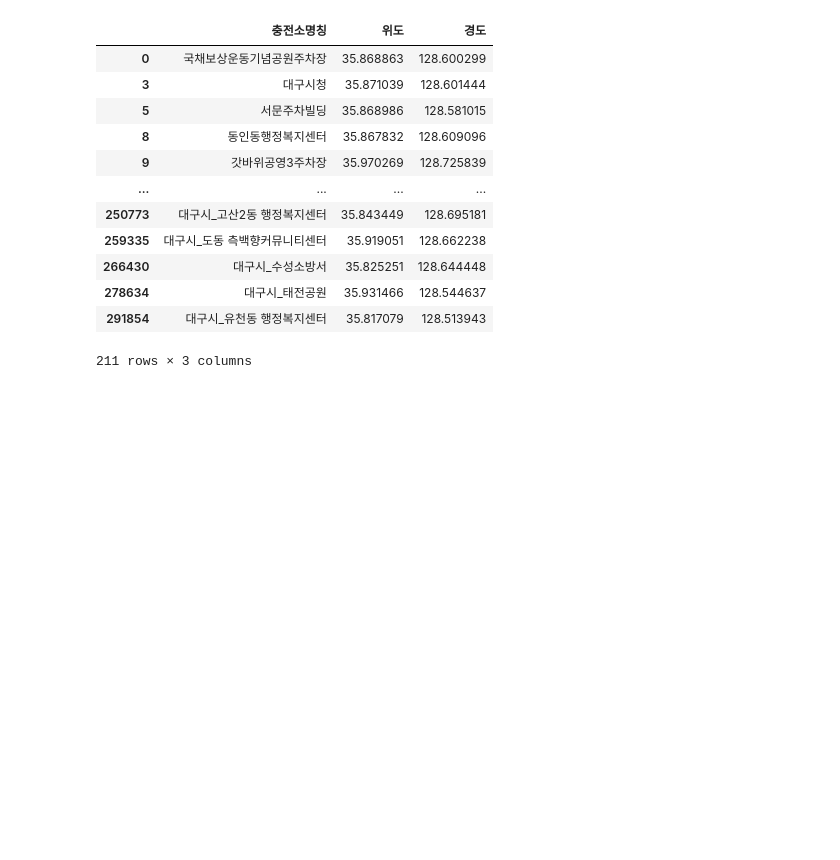
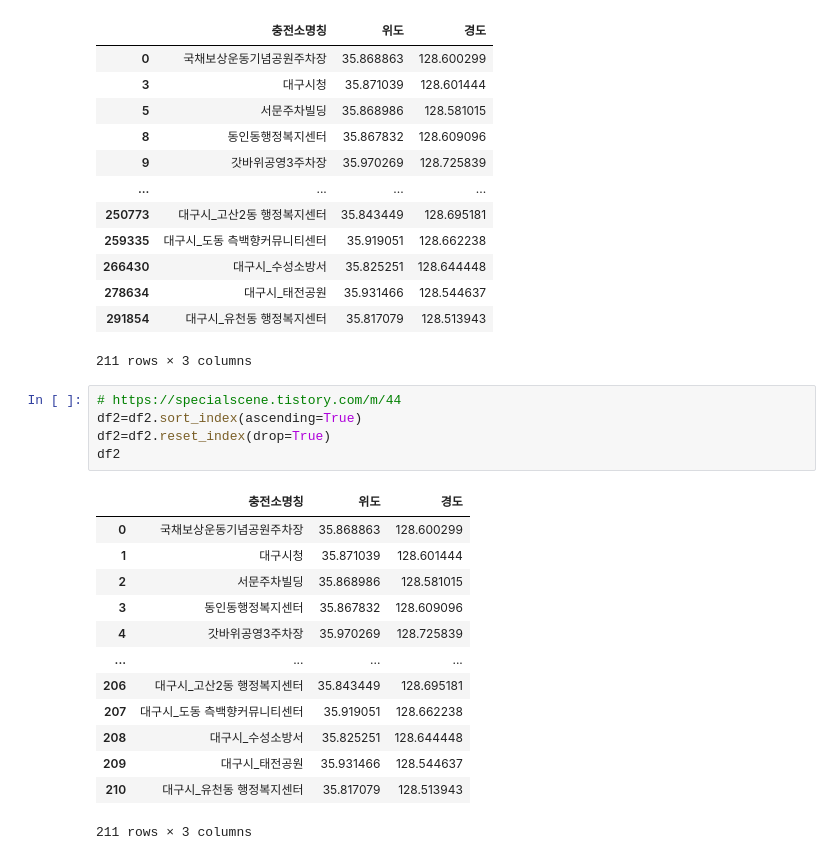
Before and after one commit to HoJin1014/KNU-BIGDATA-study, a Jupyter notebook: 2022.10.18/ex_electroniccar1.ipynb, the cells around one changed output. Drawn from its saved outputs; the diff is of its cells as text; blank space fills up the shorter version.

```diff
--- a/2022.10.18/ex_electroniccar1.ipynb
+++ b/2022.10.18/ex_electroniccar1.ipynb
@@ -389,6 +389,25 @@ df2
 | 278634 | 대구시_태전공원 | 35.931466 | 128.544637 |
 | 291854 | 대구시_유천동 행정복지센터 | 35.817079 | 128.513943 |
 211 rows × 3 columns
+# %%
+# https://specialscene.tistory.com/m/44
+df2=df2.sort_index(ascending=True)
+df2=df2.reset_index(drop=True)
+df2
+# %% [output]
+|  | 충전소명칭 | 위도 | 경도 |
+| 0 | 국채보상운동기념공원주차장 | 35.868863 | 128.600299 |
+| 1 | 대구시청 | 35.871039 | 128.601444 |
+| 2 | 서문주차빌딩 | 35.868986 | 128.581015 |
+| 3 | 동인동행정복지센터 | 35.867832 | 128.609096 |
+| 4 | 갓바위공영3주차장 | 35.970269 | 128.725839 |
+| ... | ... | ... | ... |
+| 206 | 대구시_고산2동 행정복지센터 | 35.843449 | 128.695181 |
+| 207 | 대구시_도동 측백향커뮤니티센터 | 35.919051 | 128.662238 |
+| 208 | 대구시_수성소방서 | 35.825251 | 128.644448 |
+| 209 | 대구시_태전공원 | 35.931466 | 128.544637 |
+| 210 | 대구시_유천동 행정복지센터 | 35.817079 | 128.513943 |
+211 rows × 3 columns
 # %%
 df2[df2['충전소명칭']=='대구시청'][['위도','경도']]
 # %% [output]
```
Also changed, not shown: parts of 12 cells of this notebook.
